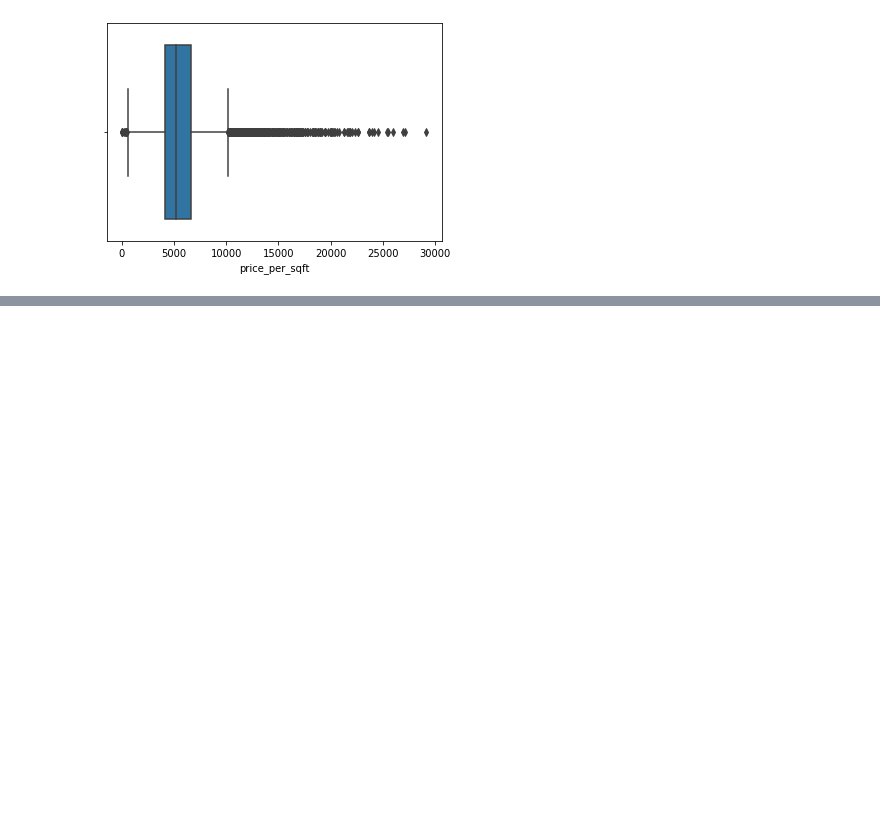
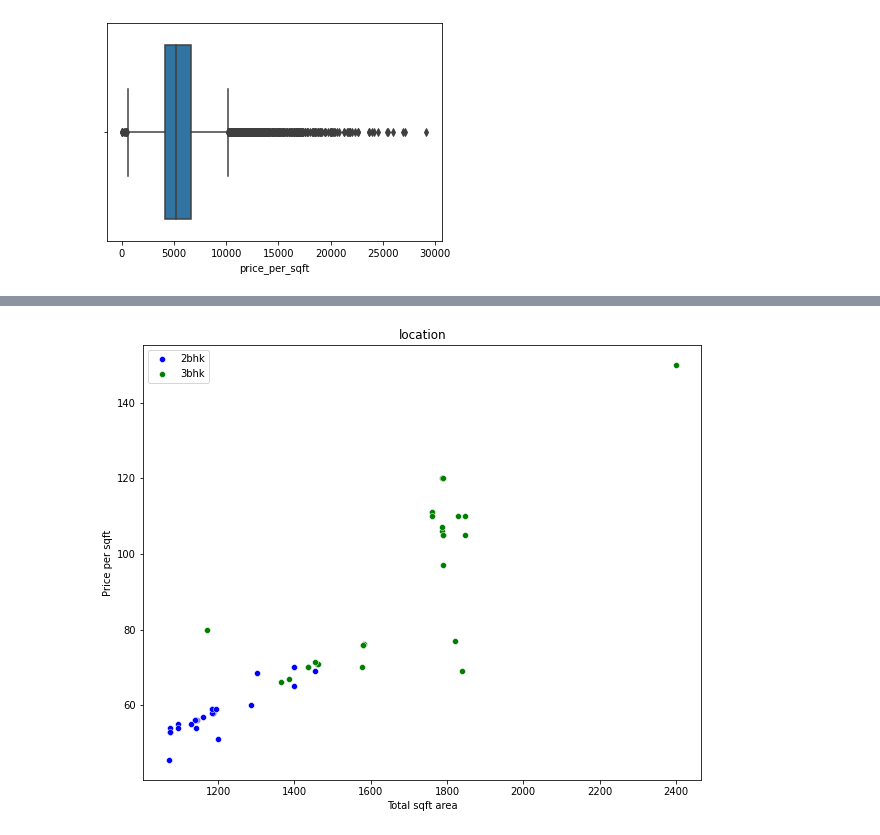
Before and after one commit to ugoswami11/Bengaluru-house-price-prediction, a Jupyter notebook: price-prediction.ipynb, the cells around one changed output, grey strips where cells are left out. Drawn from its saved outputs; the diff is of its cells as text; code cells hidden in the pictures; blank space fills up the shorter version.

```diff
--- a/price-prediction.ipynb
+++ b/price-prediction.ipynb
@@ -544,0 +545,15 @@ sns.boxplot(data =df_v8['price'])
+# %%
+def scatter_plot_bhk(df,location):
+    bhk2 = df[(df['location']==location) & (df['bhk']==2)]
+    bhk3 = df[(df['location']==location) & (df['bhk']==3)]
+    plt.figure(figsize=(10,8))
+    sns.scatterplot(bhk2.total_sqft, bhk2.price, color='blue', label='2bhk')
+    sns.scatterplot(bhk3.total_sqft, bhk3.price, color='green', label='3bhk')
+    plt.xlabel("Total sqft area")
+    plt.ylabel("Price per sqft")
+    plt.title('location')
+    plt.legend()
+# %%
+scatter_plot_bhk(df_v8,'Kothanur')
+# %% [output]
+[figure, added]
```
Also changed, not shown: parts of 5 cells of this notebook.
